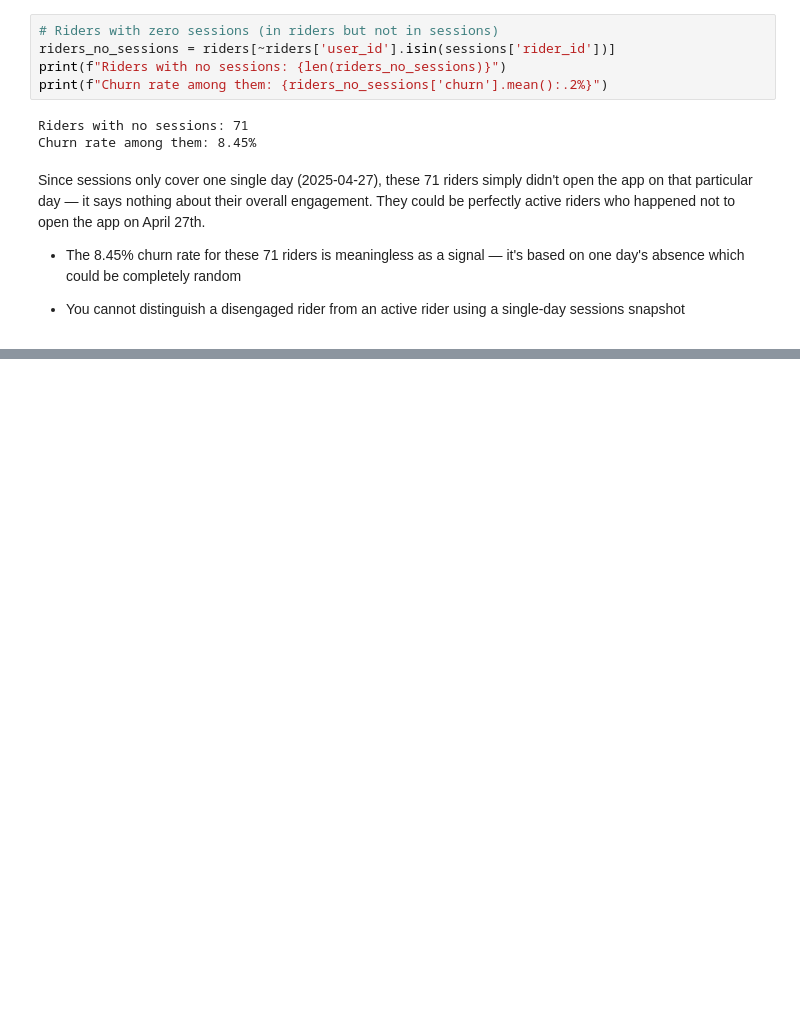
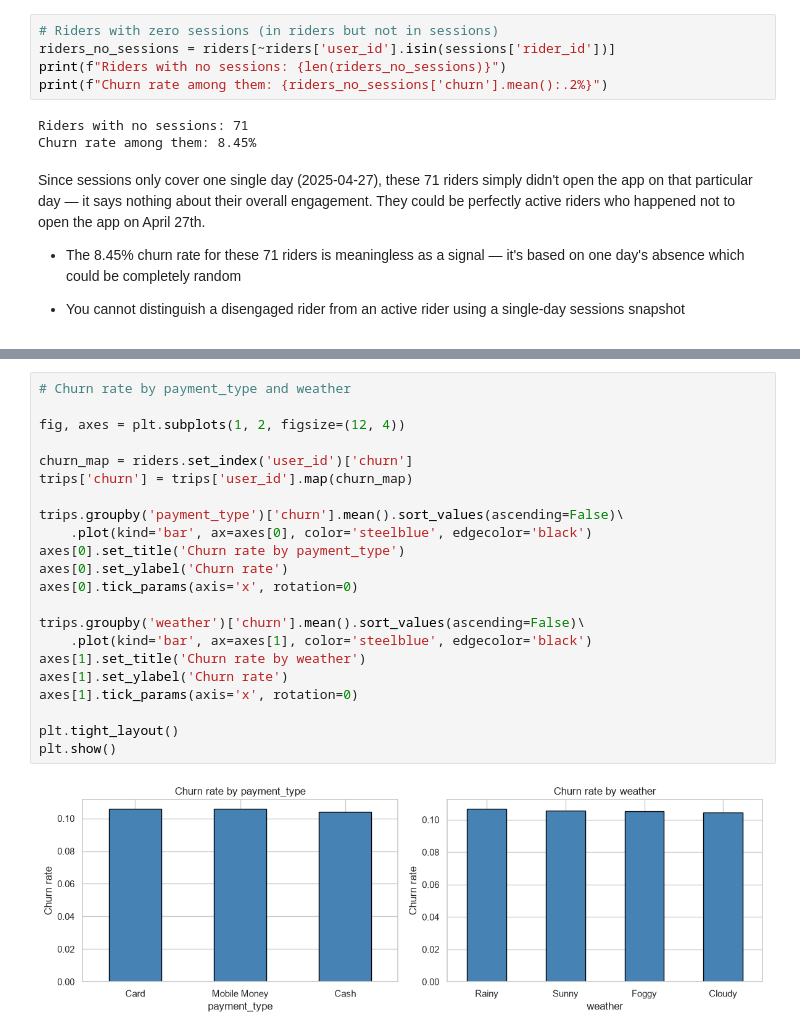
Before and after one commit to esosaomwanghe/ridewise_churnprediction, a Jupyter notebook: notebook/eda.ipynb, the cells around one changed output, grey strips where cells are left out. Saved outputs shown, nothing was run; the diff lists cells and outputs as text; blank space fills up the shorter version.

```diff
--- a/notebook/eda.ipynb
+++ b/notebook/eda.ipynb
@@ -649,0 +738,24 @@ Since sessions only cover one single day (2025-04-27), these 71 riders simply di
+# %%
+# Churn rate by payment_type and weather
+
+fig, axes = plt.subplots(1, 2, figsize=(12, 4))
+
+churn_map = riders.set_index('user_id')['churn']
+trips['churn'] = trips['user_id'].map(churn_map)
+
+trips.groupby('payment_type')['churn'].mean().sort_values(ascending=False)\
+    .plot(kind='bar', ax=axes[0], color='steelblue', edgecolor='black')
+axes[0].set_title('Churn rate by payment_type')
+axes[0].set_ylabel('Churn rate')
+axes[0].tick_params(axis='x', rotation=0)
+
+trips.groupby('weather')['churn'].mean().sort_values(ascending=False)\
+    .plot(kind='bar', ax=axes[1], color='steelblue', edgecolor='black')
+axes[1].set_title('Churn rate by weather')
+axes[1].set_ylabel('Churn rate')
+axes[1].tick_params(axis='x', rotation=0)
+
+plt.tight_layout()
+plt.show()
+# %% [output]
+[figure, added]
```
Also changed, not shown: parts of 11 cells of this notebook.
